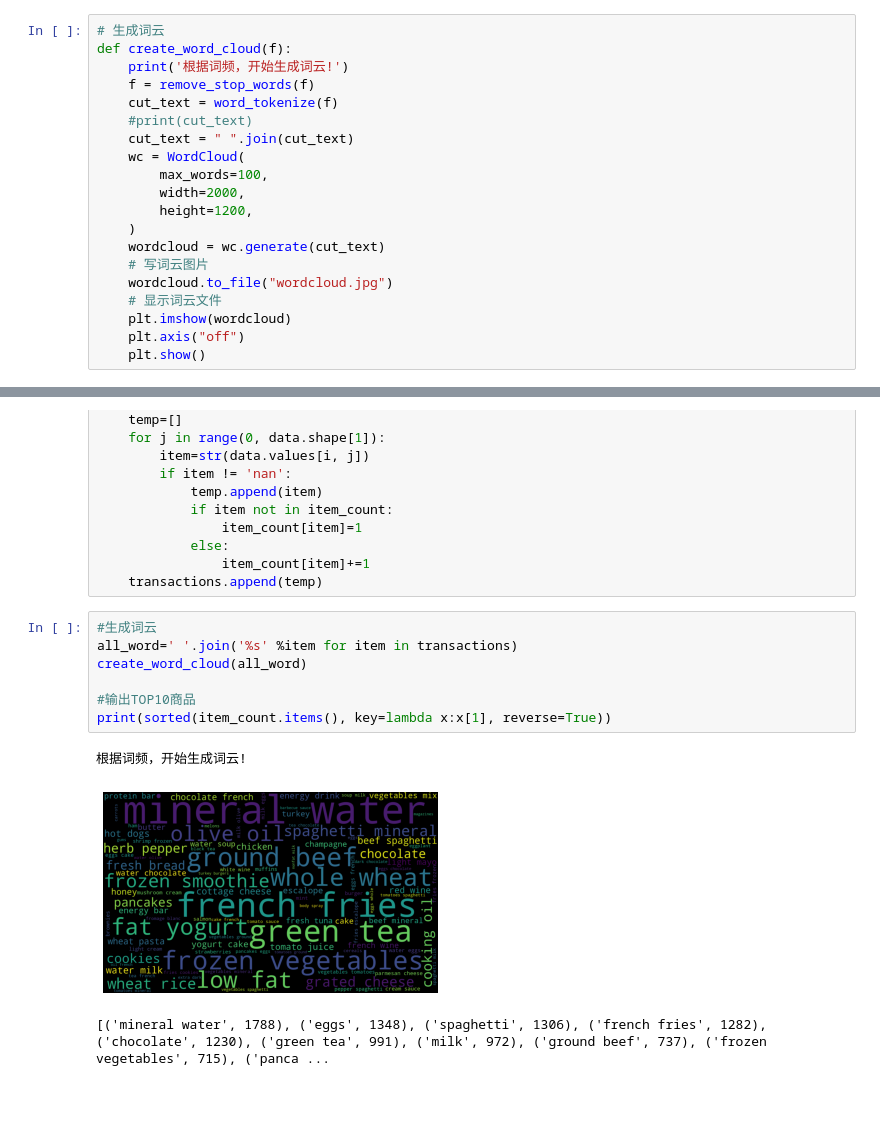
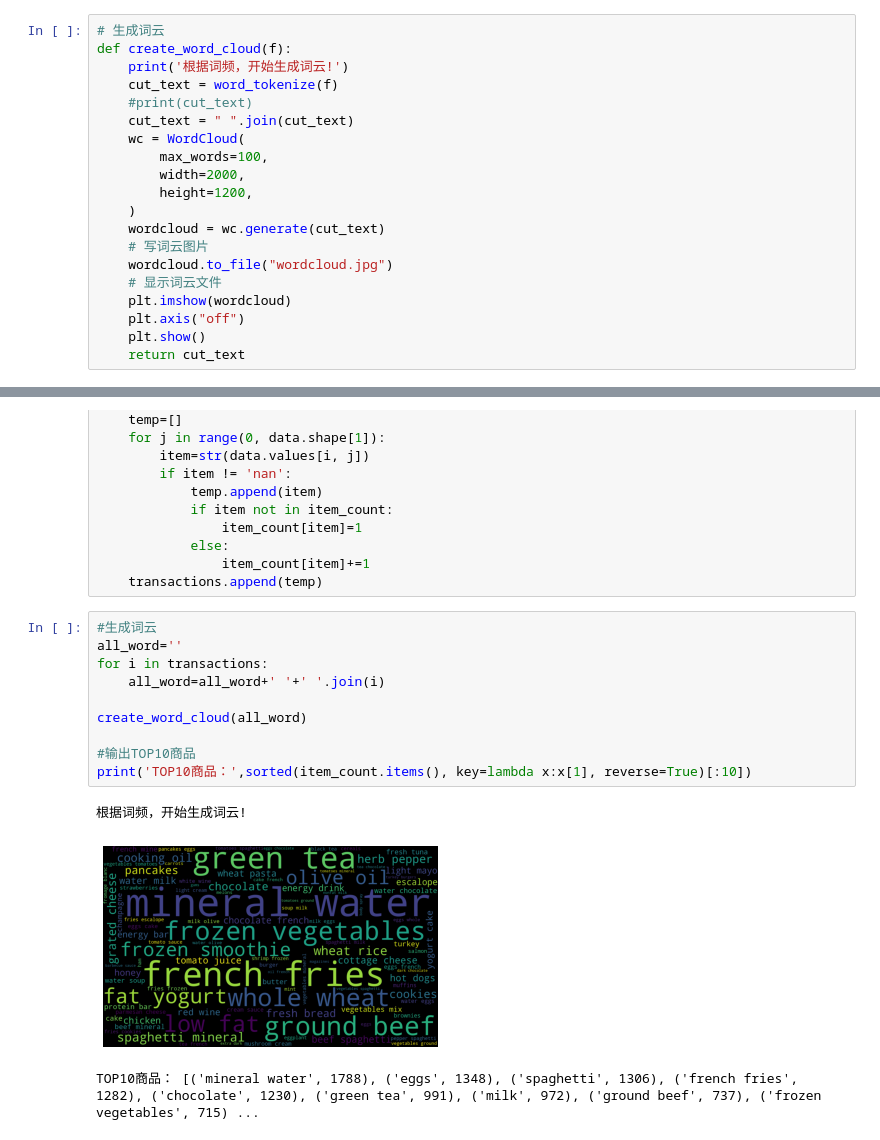
Before and after one commit to MuyuCesare/AI, a Jupyter notebook: BI/Homework项目实训 2-1/Action.ipynb, the cells around one changed output, grey strips where cells are left out. Cells and saved outputs as stored; diff of their text form; blank space fills up the shorter version.

```diff
--- a/BI/Homework项目实训 2-1/Action.ipynb
+++ b/BI/Homework项目实训 2-1/Action.ipynb
@@ -19,7 +12,6 @@ def remove_stop_words(f):
 # 生成词云
 def create_word_cloud(f):
     print('根据词频，开始生成词云!')
-    f = remove_stop_words(f)
     cut_text = word_tokenize(f)
     #print(cut_text)
     cut_text = " ".join(cut_text)
@@ -35,6 +27,7 @@ def create_word_cloud(f):
     plt.imshow(wordcloud)
     plt.axis("off")
     plt.show()
+    return cut_text
 # %%
 # 数据加载
 data = pd.read_csv('./Market_Basket_Optimisation.csv', header=None)
@@ -55,12 +48,15 @@ for i in range(0, data.shape[0]):
     transactions.append(temp)
 # %%
 #生成词云
-all_word=' '.join('%s' %item for item in transactions)
+all_word=''
+for i in transactions:
+    all_word=all_word+' '+' '.join(i)
+
 create_word_cloud(all_word)
 
 #输出TOP10商品
-print(sorted(item_count.items(), key=lambda x:x[1], reverse=True))
+print('TOP10商品：',sorted(item_count.items(), key=lambda x:x[1], reverse=True)[:10])
 # %% [output]
 根据词频，开始生成词云!
-[figure, old version]
+[figure, new version]
-[('mineral water', 1788), ('eggs', 1348), ('spaghetti', 1306), ('french fries', 1282), ('chocolate', 1230), ('green tea', 991), ('milk', 972), ('ground beef', 737), ('frozen vegetables', 715), ('panca ...
+TOP10商品： [('mineral water', 1788), ('eggs', 1348), ('spaghetti', 1306), ('french fries', 1282), ('chocolate', 1230), ('green tea', 991), ('milk', 972), ('ground beef', 737), ('frozen vegetables', 715) ...
```
Also changed, not shown: parts of 1 cell of this notebook, 1 other file.
